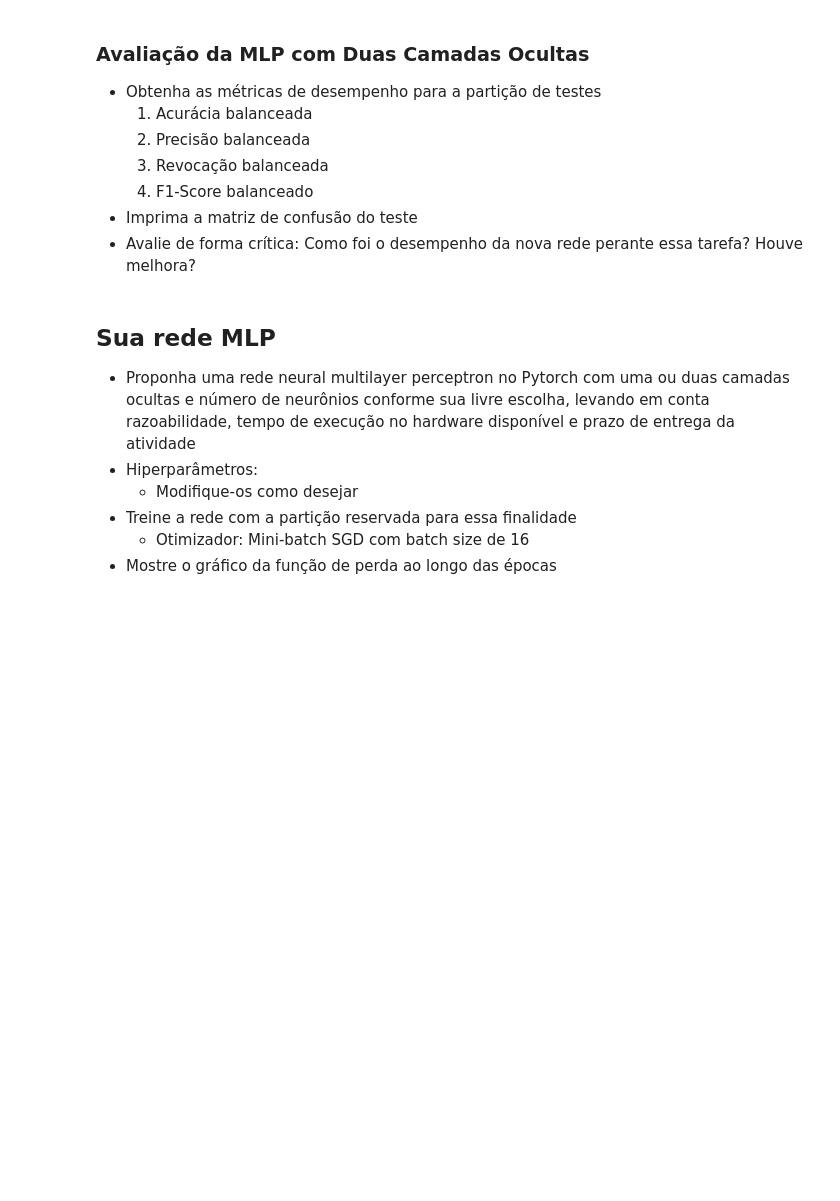
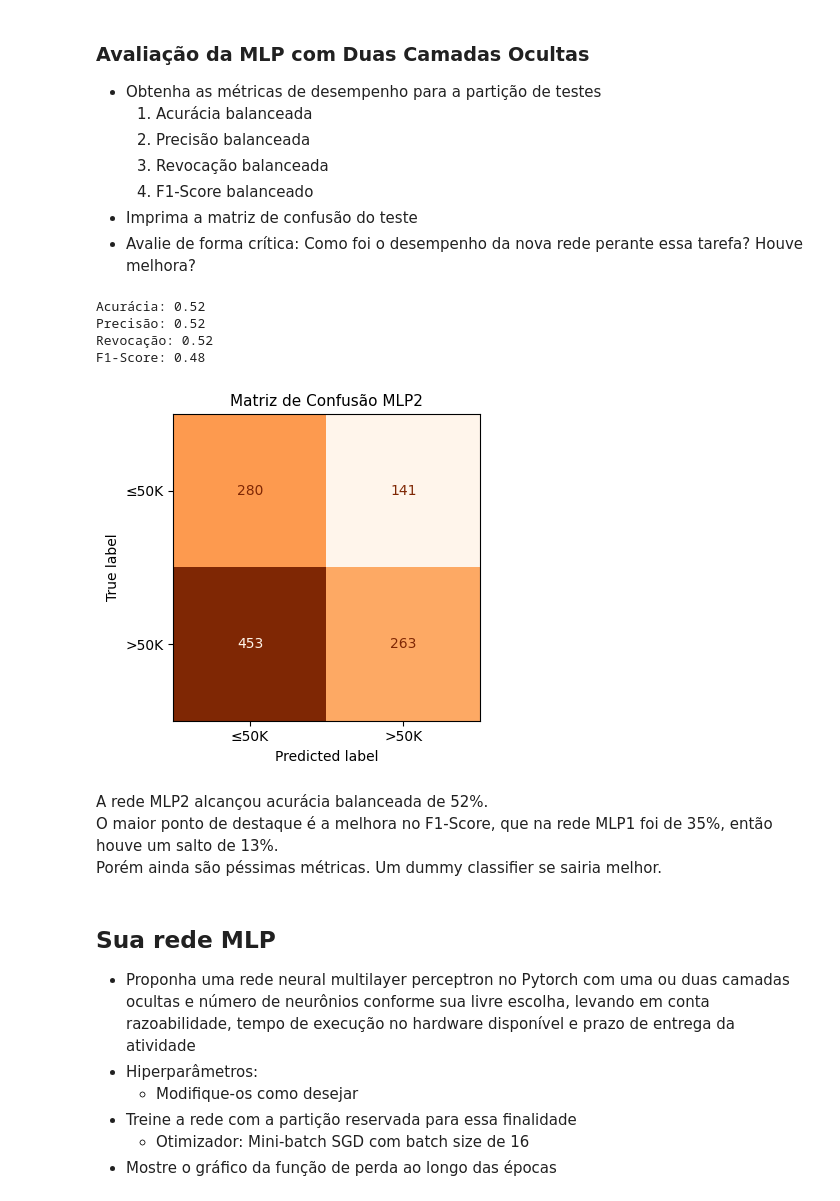
Before and after one commit to cjcaio/topicos1-projeto2-rede-mlp-com-pytorch, a Jupyter notebook: Topicos1-2026.1-Tarefa2.ipynb, the cells around one changed output. Saved outputs shown, nothing was run; the diff lists cells and outputs as text; code cells hidden in the pictures; blank space fills up the shorter version.

```diff
--- a/Topicos1-2026.1-Tarefa2.ipynb
+++ b/Topicos1-2026.1-Tarefa2.ipynb
@@ -97,8 +106,10 @@ print(f"{len(df):>5} exemplos")
  4035 exemplos
 # %%
 # removendo dados faltantes
-missing_cols = ["workclass", "occupation", "native-country"]
-df = df.filter(~pl.any_horizontal([pl.col(c) == "?" for c in missing_cols]))
+missing_cols: list[str] = ["workclass", "occupation", "native-country"]
+df: DataFrame = df.filter(~pl.any_horizontal([pl.col(c) == "?" for c in missing_cols]))
+df: DataFrame = df.fill_null(0)
+df: DataFrame = df.fill_nan(0)
 print(f"{len(df):>5} exemplos")
 # %% [output]
  3790 exemplos
@@ -334,6 +467,44 @@ plt.show()
   4. F1-Score balanceado
 - Imprima a matriz de confusão do teste
 - Avalie de forma crítica: Como foi o desempenho da nova rede perante essa tarefa? Houve melhora?
+# %%
+# avaliação de métricas
+model2.eval()
+with torch.no_grad():
+    logits2  = model2(X_test_t)
+    y_pred2  = (torch.sigmoid(logits2) >= 0.5).int().squeeze().numpy()
+
+bal_acc2 = balanced_accuracy_score(y_true, y_pred2)
+prec2 = precision_score(y_true, y_pred2, average="macro")
+rec2 = recall_score(y_true, y_pred2, average="macro")
+f1_2 = f1_score(y_true, y_pred2, average="macro")
+
+
+print(f"{'Acurácia:'} {bal_acc2:.2f}")
+print(f"{'Precisão:'} {prec2:.2f}")
+print(f"{'Revocação:'} {rec2:.2f}")
+print(f"{'F1-Score:'} {f1_2:.2f}")
+# %% [output]
+Acurácia: 0.52
+Precisão: 0.52
+Revocação: 0.52
+F1-Score: 0.48
+# %%
+# matriz de confusão MLP2
+cm2   = confusion_matrix(y_true, y_pred2)
+disp2 = ConfusionMatrixDisplay(cm2, display_labels=["≤50K", ">50K"])
+
+fig, ax = plt.subplots(figsize=(5, 4))
+disp2.plot(ax=ax, cmap="Oranges", colorbar=False)
+ax.set_title("Matriz de Confusão MLP2", fontsize=11)
+plt.tight_layout()
+plt.show()
+# %% [output]
+[figure, added]
+# %% [markdown]
+A rede MLP2 alcançou acurácia balanceada de 52%.\
+O maior ponto de destaque é a melhora no F1-Score, que na rede MLP1 foi de 35%, então houve um salto de 13%.\
+Porém ainda são péssimas métricas. Um dummy classifier se sairia melhor.
 # %% [markdown]
 ## Sua rede MLP
 
```
Also changed, not shown: parts of 39 cells of this notebook.
